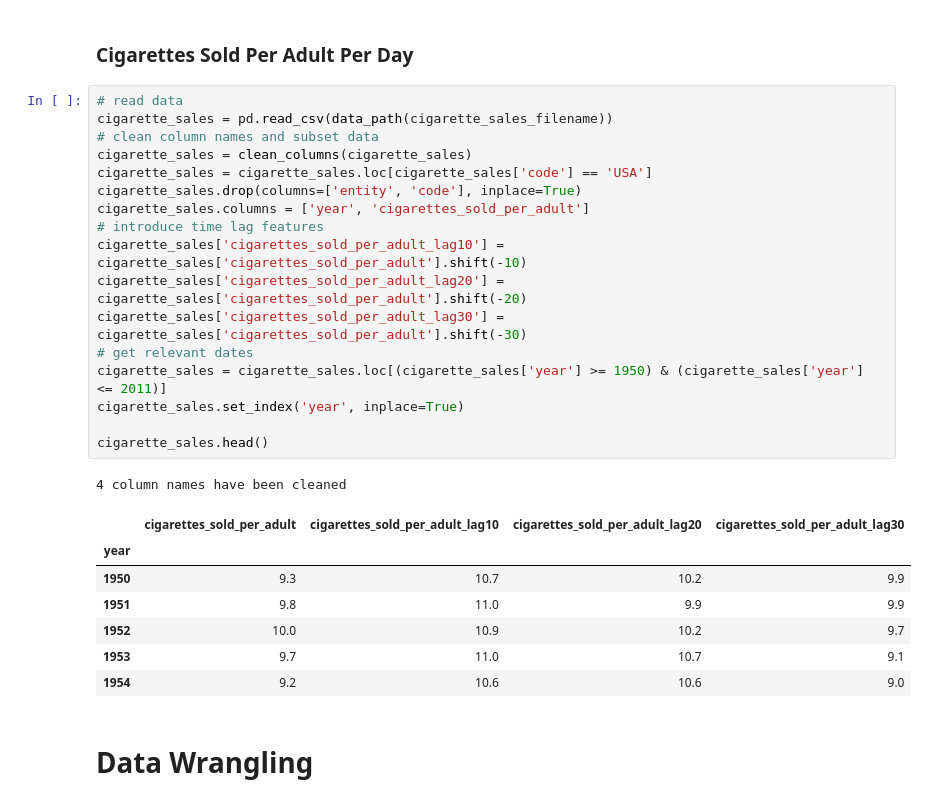
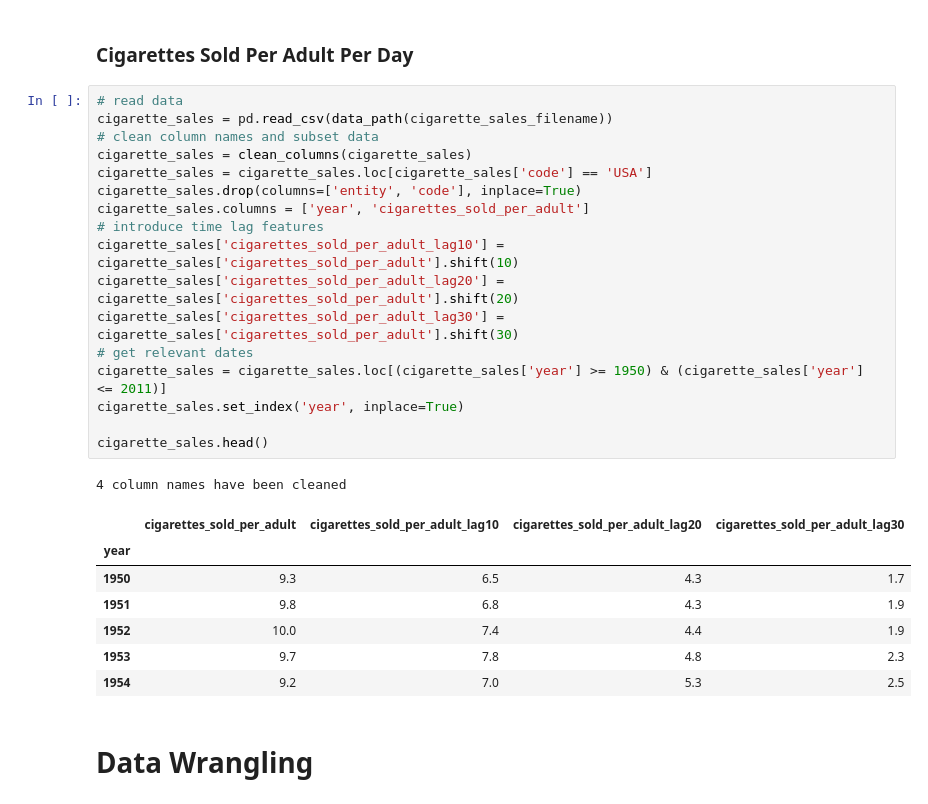
Before and after one commit to gvnsp/618, a Jupyter notebook: emanwong_618_proj.ipynb, the cells around one changed output. Cells and saved outputs as stored; diff of their text form.

```diff
--- a/emanwong_618_proj.ipynb
+++ b/emanwong_618_proj.ipynb
@@ -197,29 +198,29 @@ air_pollution.head()
 # %%
 # read data
 cigarette_sales = pd.read_csv(data_path(cigarette_sales_filename))
 # clean column names and subset data
 cigarette_sales = clean_columns(cigarette_sales)
 cigarette_sales = cigarette_sales.loc[cigarette_sales['code'] == 'USA']
 cigarette_sales.drop(columns=['entity', 'code'], inplace=True)
 cigarette_sales.columns = ['year', 'cigarettes_sold_per_adult']
 # introduce time lag features
-cigarette_sales['cigarettes_sold_per_adult_lag10'] = cigarette_sales['cigarettes_sold_per_adult'].shift(-10)
-cigarette_sales['cigarettes_sold_per_adult_lag20'] = cigarette_sales['cigarettes_sold_per_adult'].shift(-20)
-cigarette_sales['cigarettes_sold_per_adult_lag30'] = cigarette_sales['cigarettes_sold_per_adult'].shift(-30)
+cigarette_sales['cigarettes_sold_per_adult_lag10'] = cigarette_sales['cigarettes_sold_per_adult'].shift(10)
+cigarette_sales['cigarettes_sold_per_adult_lag20'] = cigarette_sales['cigarettes_sold_per_adult'].shift(20)
+cigarette_sales['cigarettes_sold_per_adult_lag30'] = cigarette_sales['cigarettes_sold_per_adult'].shift(30)
 # get relevant dates
 cigarette_sales = cigarette_sales.loc[(cigarette_sales['year'] >= 1950) & (cigarette_sales['year'] <= 2011)]
 cigarette_sales.set_index('year', inplace=True)
 
 cigarette_sales.head()
 # %% [output]
 4 column names have been cleaned
 |  | cigarettes_sold_per_adult | cigarettes_sold_per_adult_lag10 | cigarettes_sold_per_adult_lag20 | cigarettes_sold_per_adult_lag30 |
 | year |  |  |  |  |
-| 1950 | 9.3 | 10.7 | 10.2 | 9.9 |
-| 1951 | 9.8 | 11.0 | 9.9 | 9.9 |
-| 1952 | 10.0 | 10.9 | 10.2 | 9.7 |
-| 1953 | 9.7 | 11.0 | 10.7 | 9.1 |
-| 1954 | 9.2 | 10.6 | 10.6 | 9.0 |
+| 1950 | 9.3 | 6.5 | 4.3 | 1.7 |
+| 1951 | 9.8 | 6.8 | 4.3 | 1.9 |
+| 1952 | 10.0 | 7.4 | 4.4 | 1.9 |
+| 1953 | 9.7 | 7.8 | 4.8 | 2.3 |
+| 1954 | 9.2 | 7.0 | 5.3 | 2.5 |
 # %% [markdown]
 # Data Wrangling
 # %% [markdown]
```
Also changed, not shown: parts of 3 cells of this notebook.
